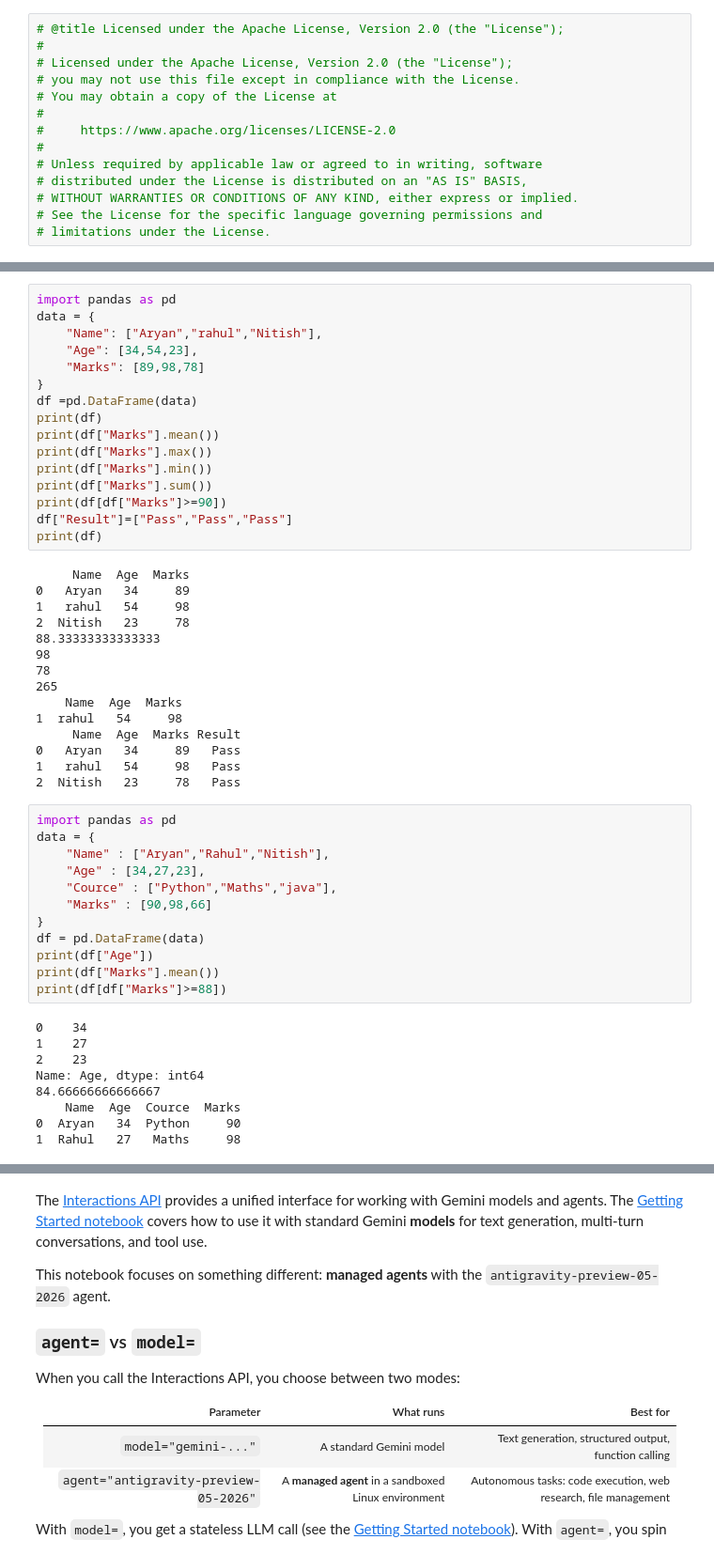
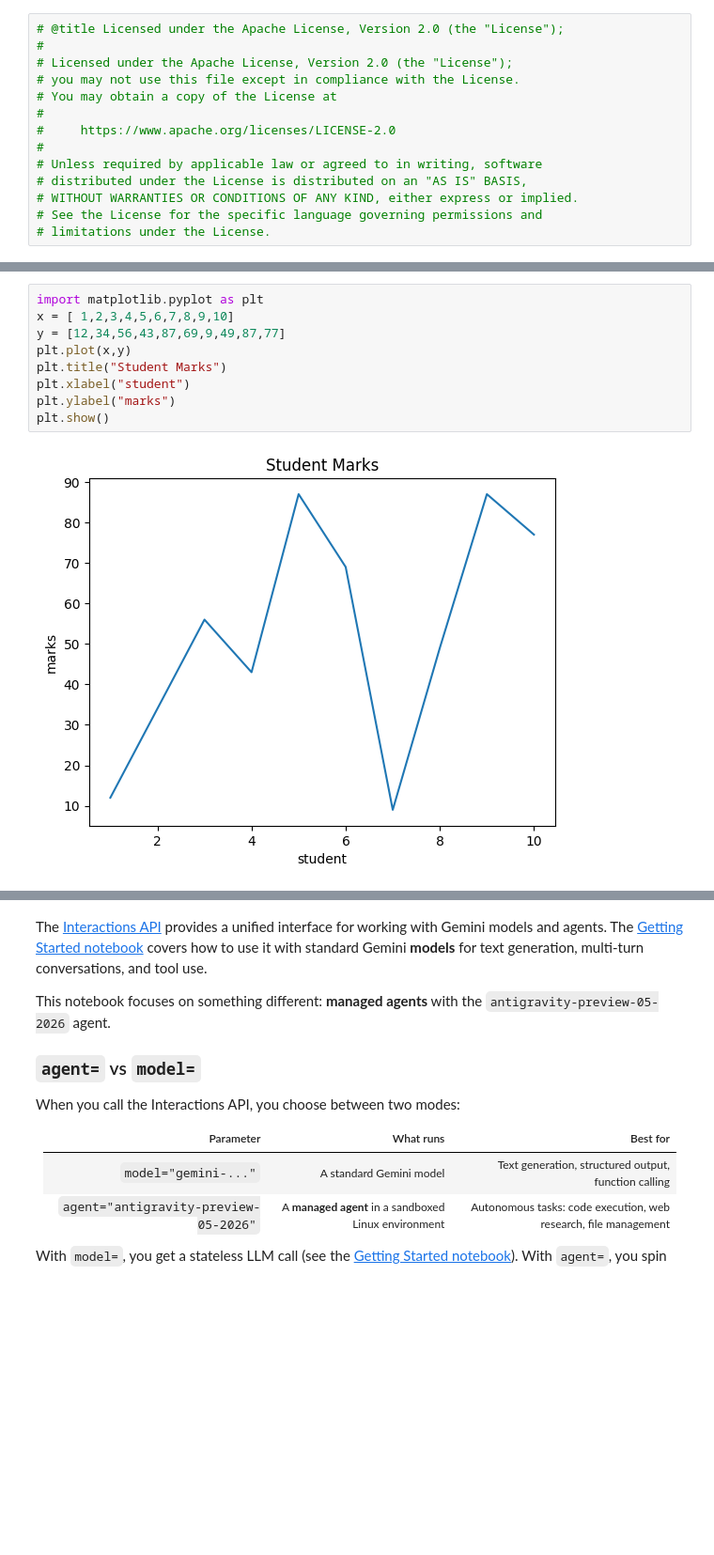
Before and after one commit to archoudhary698-stack/DocuMind-AI, a Jupyter notebook: quickstarts/Get_started_managed_agents.ipynb, the cells around one changed output, grey strips where cells are left out. Shown at 94% size. Cells and saved outputs as stored; diff of their text form; blank space fills up the shorter version.

```diff
--- a/quickstarts/Get_started_managed_agents.ipynb
+++ b/quickstarts/Get_started_managed_agents.ipynb
@@ -73,52 +17,11 @@ Total 594
-# %%
-import pandas as pd
-data = {
-    "Name": ["Aryan","rahul","Nitish"],
-    "Age": [34,54,23],
-    "Marks": [89,98,78]
-}
-df =pd.DataFrame(data)
-print(df)
-print(df["Marks"].mean())
-print(df["Marks"].max())
-print(df["Marks"].min())
-print(df["Marks"].sum())
-print(df[df["Marks"]>=90])
-df["Result"]=["Pass","Pass","Pass"]
-print(df)
-# %% [output]
-     Name  Age  Marks
-0   Aryan   34     89
-1   rahul   54     98
-2  Nitish   23     78
-88.33333333333333
-98
-78
-265
-    Name  Age  Marks
-1  rahul   54     98
-     Name  Age  Marks Result
-0   Aryan   34     89   Pass
-1   rahul   54     98   Pass
-2  Nitish   23     78   Pass
-# %%
-import pandas as pd
-data = {
-    "Name" : ["Aryan","Rahul","Nitish"],
-    "Age" : [34,27,23],
-    "Cource" : ["Python","Maths","java"],
-    "Marks" : [90,98,66]
-}
-df = pd.DataFrame(data)
-print(df["Age"])
-print(df["Marks"].mean())
-print(df[df["Marks"]>=88])
-# %% [output]
-0    34
-1    27
-2    23
-Name: Age, dtype: int64
-84.66666666666667
-    Name  Age  Cource  Marks
-0  Aryan   34  Python     90
-1  Rahul   27   Maths     98
+# %%
+import matplotlib.pyplot as plt
+x = [ 1,2,3,4,5,6,7,8,9,10]
+y = [12,34,56,43,87,69,9,49,87,77]
+plt.plot(x,y)
+plt.title("Student Marks")
+plt.xlabel("student")
+plt.ylabel("marks")
+plt.show()
+# %% [output]
+[figure, added]
```
Also changed, not shown: parts of 9 cells of this notebook.
